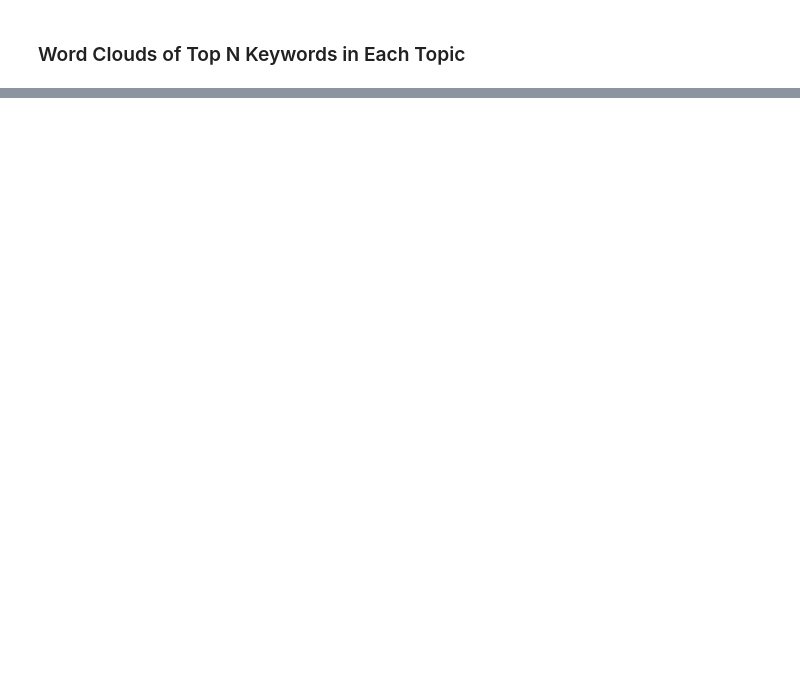
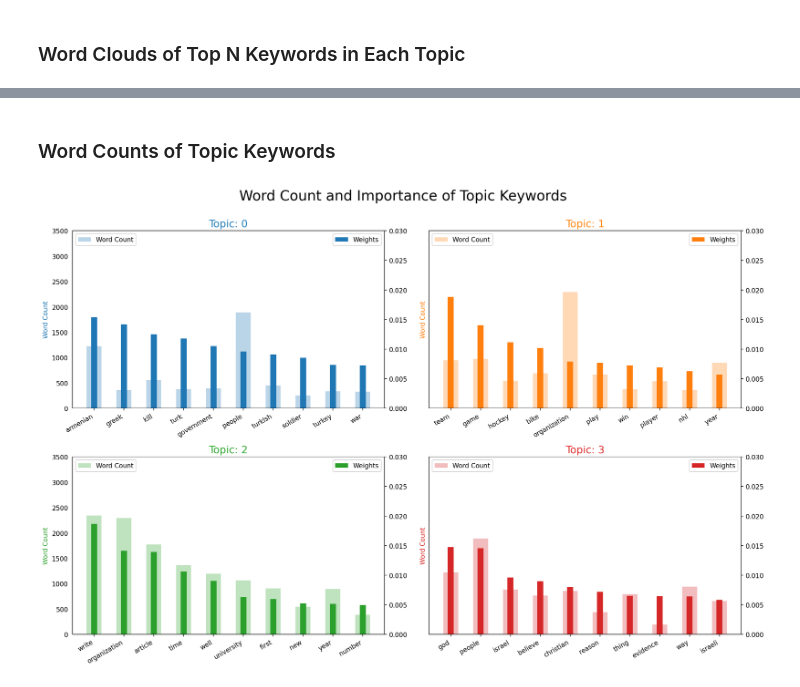
Before and after one commit to devgunho/Awesome-NLP, a Jupyter notebook: Topic Modeling Visualization.ipynb, the cells around one changed output, grey strips where cells are left out. Saved outputs shown, nothing was run; the diff lists cells and outputs as text; code cells hidden in the pictures; blank space fills up the shorter version.

Commit message:
Add Word Counts of Topic Keywords

```diff
--- a/Topic Modeling Visualization.ipynb
+++ b/Topic Modeling Visualization.ipynb
@@ -343,0 +344,53 @@ plt.show()
+# %% [markdown]
+### Word Counts of Topic Keywords
+# %%
+from collections import Counter
+
+topics = lda_model.show_topics(formatted=False)
+data_flat = [w for w_list in data_ready for w in w_list]
+counter = Counter(data_flat)
+
+out = []
+for i, topic in topics:
+    for word, weight in topic:
+        out.append([word, i, weight, counter[word]])
+
+df = pd.DataFrame(out,
+                  columns=['word', 'topic_id', 'importance', 'word_count'])
+
+# Plot Word Count and Weights of Topic Keywords
+fig, axes = plt.subplots(2, 2, figsize=(16, 10), sharey=True, dpi=160)
+cols = [color for name, color in mcolors.TABLEAU_COLORS.items()]
+for i, ax in enumerate(axes.flatten()):
+    ax.bar(x='word',
+           height="word_count",
+           data=df.loc[df.topic_id == i, :],
+           color=cols[i],
+           width=0.5,
+           alpha=0.3,
+           label='Word Count')
+    ax_twin = ax.twinx()
+    ax_twin.bar(x='word',
+                height="importance",
+                data=df.loc[df.topic_id == i, :],
+                color=cols[i],
+                width=0.2,
+                label='Weights')
+    ax.set_ylabel('Word Count', color=cols[i])
+    ax_twin.set_ylim(0, 0.030)
+    ax.set_ylim(0, 3500)
+    ax.set_title('Topic: ' + str(i), color=cols[i], fontsize=16)
+    ax.tick_params(axis='y', left=False)
+    ax.set_xticklabels(df.loc[df.topic_id == i, 'word'],
+                       rotation=30,
+                       horizontalalignment='right')
+    ax.legend(loc='upper left')
+    ax_twin.legend(loc='upper right')
+
+fig.tight_layout(w_pad=2)
+fig.suptitle('Word Count and Importance of Topic Keywords',
+             fontsize=22,
+             y=1.05)
+plt.show()
+# %% [output]
+[figure, added]
```
Also changed, not shown: parts of 6 cells of this notebook.
